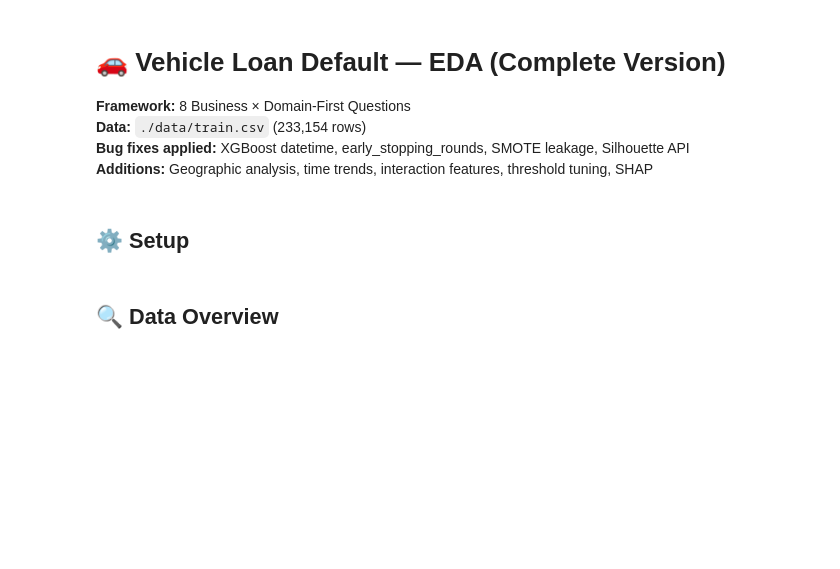
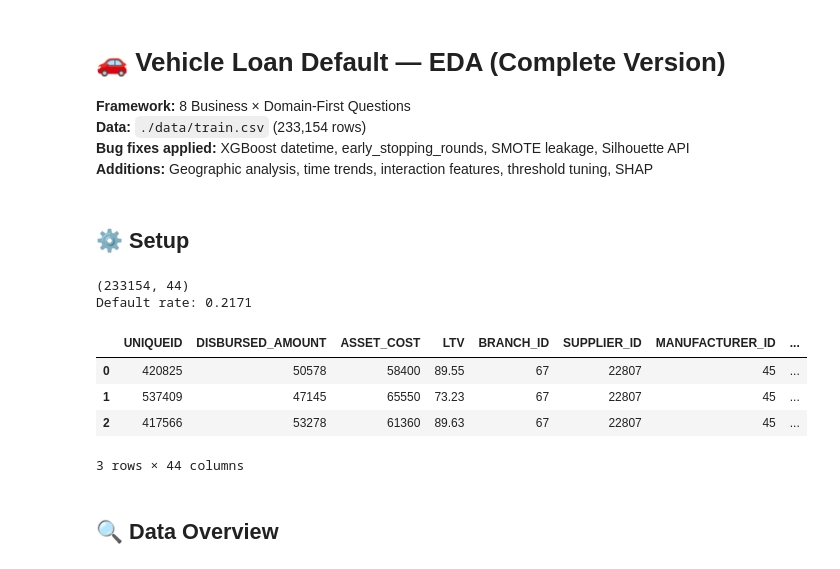
Before and after one commit to holmfaust/vehicle-loan-default-prediction, a Jupyter notebook: notebooks/01_EDA_v4_complete.ipynb, the cells around one changed output. Drawn from its saved outputs; the diff is of its cells as text; code cells hidden in the pictures; blank space fills up the shorter version.

Commit message:
Update complete EDA notebook (v4) with latest user saves

```diff
--- a/notebooks/01_EDA_v4_complete.ipynb
+++ b/notebooks/01_EDA_v4_complete.ipynb
@@ -13,34 +13,42 @@ import numpy as np
 import pandas as pd
 import matplotlib.pyplot as plt
 import matplotlib.ticker as mtick
 import seaborn as sns
 
 warnings.filterwarnings("ignore")
 sns.set_theme(style="whitegrid", palette="muted", font_scale=1.1)
 plt.rcParams["figure.dpi"] = 120
 
-DATA_PATH = "./data/train.csv"
+DATA_PATH = "/Users/ratchanon.pan/vehicle-loan-default-prediction/data/train.csv"
 df = pd.read_csv(DATA_PATH)
 df.columns = df.columns.str.upper()
 
 # --- Parse age-string columns (e.g. "2yrs 3mon") → total months ---
 def parse_months(s):
     if pd.isna(s): return np.nan
     y = re.search(r"(\d+)yrs", str(s))
     m = re.search(r"(\d+)mon", str(s))
     return int(y.group(1))*12 + int(m.group(1)) if y else np.nan
 
 df["AVERAGE_ACCT_AGE_MON"]    = df["AVERAGE_ACCT_AGE"].apply(parse_months)
 df["CREDIT_HISTORY_LEN_MON"]  = df["CREDIT_HISTORY_LENGTH"].apply(parse_months)
 
 # --- Compute age ---
 df["DATE_OF_BIRTH"]  = pd.to_datetime(df["DATE_OF_BIRTH"],  dayfirst=True, errors="coerce")
 df["DISBURSAL_DATE"] = pd.to_datetime(df["DISBURSAL_DATE"], dayfirst=True, errors="coerce")
 df["AGE_AT_DISBURSAL"] = (df["DISBURSAL_DATE"] - df["DATE_OF_BIRTH"]).dt.days / 365
 
 print(df.shape)
 print("Default rate:", round(df["LOAN_DEFAULT"].mean(), 4))
 df.head(3)
+# %% [output]
+(233154, 44)
+Default rate: 0.2171
+|  | UNIQUEID | DISBURSED_AMOUNT | ASSET_COST | LTV | BRANCH_ID | SUPPLIER_ID | MANUFACTURER_ID | ... |
+| 0 | 420825 | 50578 | 58400 | 89.55 | 67 | 22807 | 45 | ... |
+| 1 | 537409 | 47145 | 65550 | 73.23 | 67 | 22807 | 45 | ... |
+| 2 | 417566 | 53278 | 61360 | 89.63 | 67 | 22807 | 45 | ... |
+3 rows × 44 columns
 # %% [markdown]
 ## 🔍 Data Overview
 # %%
```
Also changed, not shown: parts of 39 cells of this notebook.
